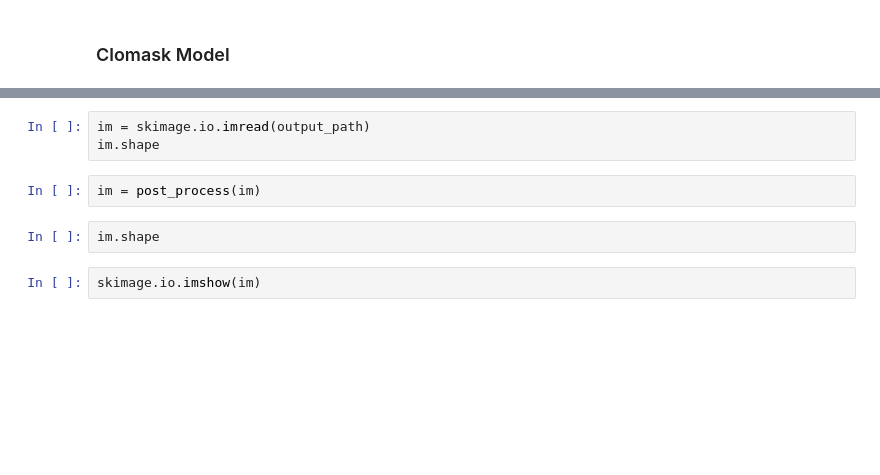
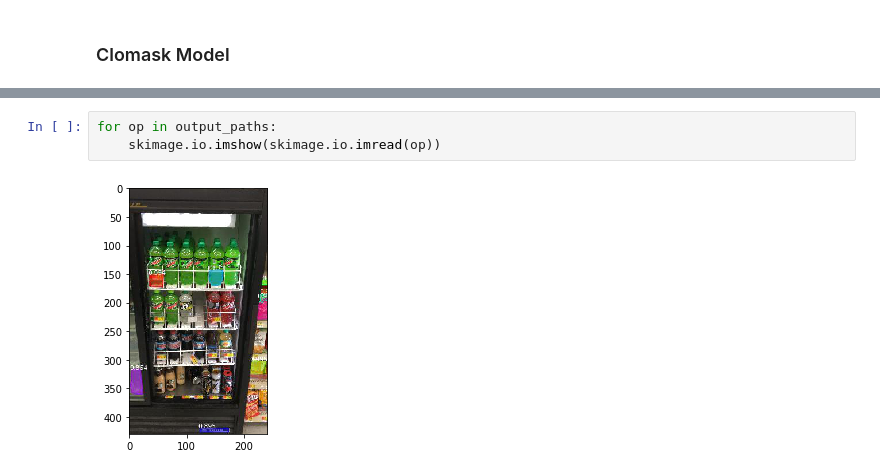
Before and after one commit to havanagrawal/clomask, a Jupyter notebook: model_server/Model-Usage.ipynb, the cells around one changed output, grey strips where cells are left out. Saved outputs shown, nothing was run; the diff lists cells and outputs as text; blank space fills up the shorter version.

```diff
--- a/model_server/Model-Usage.ipynb
+++ b/model_server/Model-Usage.ipynb
@@ -84,9 +74,5 @@ anchors                  shape: (1, 261888, 4)        min:   -0.17695  max:    1
-# %%
-im = skimage.io.imread(output_path)
-im.shape
-# %%
-im = post_process(im)
-# %%
-im.shape
-# %%
-skimage.io.imshow(im)
+# %%
+for op in output_paths:
+    skimage.io.imshow(skimage.io.imread(op))
+# %% [output]
+[figure, added]
```
Also changed, not shown: parts of 8 cells of this notebook, 2 other files.
